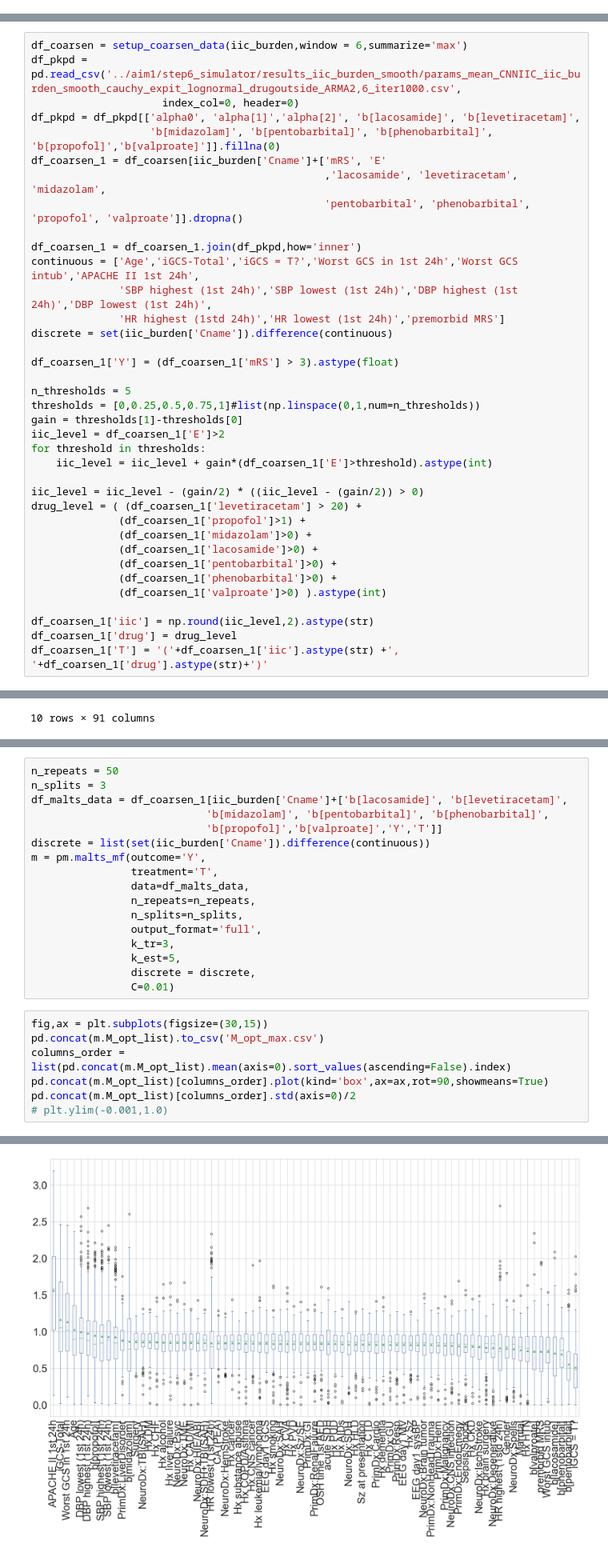
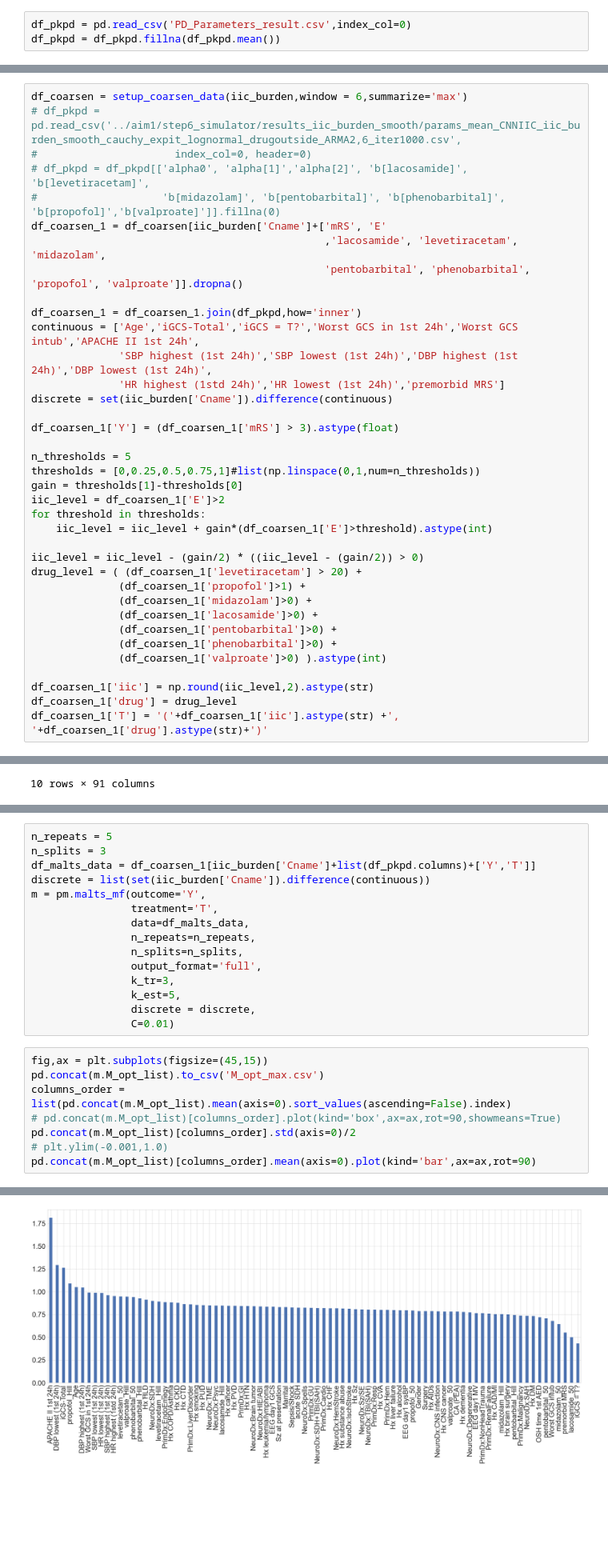
Before and after one commit to Hockey86/iic_causal_inference, a Jupyter notebook: aim2/short_term_drug_effect.ipynb, the cells around one changed output, grey strips where cells are left out. Shown at 80% size. Cells and saved outputs as stored; diff of their text form; blank space fills up the shorter version.

```diff
--- a/aim2/short_term_drug_effect.ipynb
+++ b/aim2/short_term_drug_effect.ipynb
@@ -95,3 +95,6 @@ def setup_coarsen_data(iic_burden,window = 36,summarize='max',**kwargs):
     df_D = pd.DataFrame(D_col,columns=iic_burden['Dname'],index=df.index)
     df = df.join(df_D,how='inner')
     return df
+# %%
+df_pkpd = pd.read_csv('PD_Parameters_result.csv',index_col=0)
+df_pkpd = df_pkpd.fillna(df_pkpd.mean())
@@ -99,10 +111,10 @@ def setup_coarsen_data(iic_burden,window = 36,summarize='max',**kwargs):
 # Effect of IIC Burden on Outcome
 # %%
 df_coarsen = setup_coarsen_data(iic_burden,window = 6,summarize='max')
-df_pkpd = pd.read_csv('../aim1/step6_simulator/results_iic_burden_smooth/params_mean_CNNIIC_iic_burden_smooth_cauchy_expit_lognormal_drugoutside_ARMA2,6_iter1000.csv',
-                     index_col=0, header=0)
-df_pkpd = df_pkpd[['alpha0', 'alpha[1]','alpha[2]', 'b[lacosamide]', 'b[levetiracetam]',
-                   'b[midazolam]', 'b[pentobarbital]', 'b[phenobarbital]', 'b[propofol]','b[valproate]']].fillna(0)
+# df_pkpd = pd.read_csv('../aim1/step6_simulator/results_iic_burden_smooth/params_mean_CNNIIC_iic_burden_smooth_cauchy_expit_lognormal_drugoutside_ARMA2,6_iter1000.csv',
+#                      index_col=0, header=0)
+# df_pkpd = df_pkpd[['alpha0', 'alpha[1]','alpha[2]', 'b[lacosamide]', 'b[levetiracetam]',
+#                    'b[midazolam]', 'b[pentobarbital]', 'b[phenobarbital]', 'b[propofol]','b[valproate]']].fillna(0)
 df_coarsen_1 = df_coarsen[iic_burden['Cname']+['mRS', 'E'
                                                ,'lacosamide', 'levetiracetam', 'midazolam',
                                                'pentobarbital', 'phenobarbital', 'propofol', 'valproate']].dropna()
@@ -255,11 +279,9 @@ apo_tight_0_c.mean(axis=0).reset_index().rename(columns={0:'Average Potential Ou
 # %% [markdown]
 # Controlling for all pre-admission covariates and PKPD parameters
 # %%
-n_repeats = 50
+n_repeats = 5
 n_splits = 3
-df_malts_data = df_coarsen_1[iic_burden['Cname']+['b[lacosamide]', 'b[levetiracetam]',
-                            'b[midazolam]', 'b[pentobarbital]', 'b[phenobarbital]',
-                            'b[propofol]','b[valproate]','Y','T']]
+df_malts_data = df_coarsen_1[iic_burden['Cname']+list(df_pkpd.columns)+['Y','T']]
 discrete = list(set(iic_burden['Cname']).difference(continuous))
 m = pm.malts_mf(outcome='Y',
                 treatment='T',
@@ -272,10 +294,11 @@ m = pm.malts_mf(outcome='Y',
                 discrete = discrete,
                 C=0.01)
 # %%
-fig,ax = plt.subplots(figsize=(30,15))
+fig,ax = plt.subplots(figsize=(45,15))
 pd.concat(m.M_opt_list).to_csv('M_opt_max.csv')
 columns_order = list(pd.concat(m.M_opt_list).mean(axis=0).sort_values(ascending=False).index)
-pd.concat(m.M_opt_list)[columns_order].plot(kind='box',ax=ax,rot=90,showmeans=True)
+# pd.concat(m.M_opt_list)[columns_order].plot(kind='box',ax=ax,rot=90,showmeans=True)
 pd.concat(m.M_opt_list)[columns_order].std(axis=0)/2
 # plt.ylim(-0.001,1.0)
+pd.concat(m.M_opt_list)[columns_order].mean(axis=0).plot(kind='bar',ax=ax,rot=90)
 # %% [output]
@@ -294,4 +306,4 @@ Length: 77, dtype: float64
-[figure, old version]
+[figure, new version]
 # %%
 pd.concat(m.M_opt_list).mean(axis=0).to_csv('MALTS_distmat.csv')
 # %%
```
Also changed, not shown: parts of 15 cells of this notebook, 32 other files.
